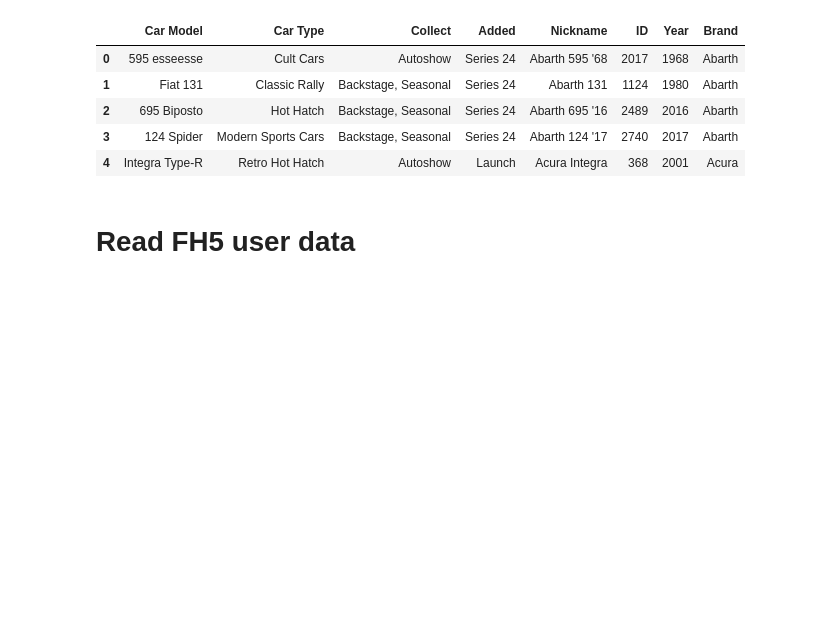
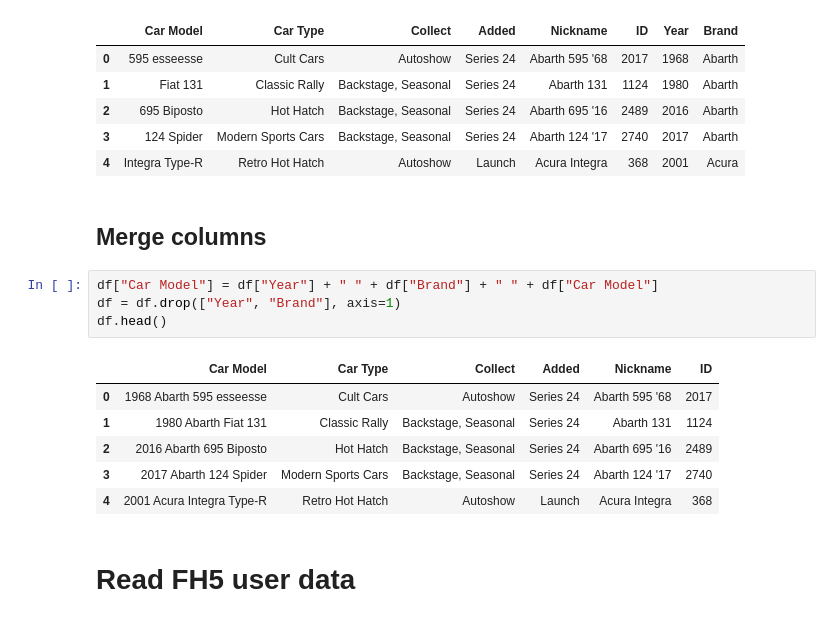
Before and after one commit to iaspidem/fh-cars-list, a Jupyter notebook: fh5-process-ext.ipynb, the cells around one changed output. Cells and saved outputs as stored; diff of their text form; blank space fills up the shorter version.

Commit message:
merge Year, Brand, Car Model columns

```diff
--- a/fh5-process-ext.ipynb
+++ b/fh5-process-ext.ipynb
@@ -245,6 +245,19 @@ df.head()
 | 2 | 695 Biposto | Hot Hatch | Backstage, Seasonal | Series 24 | Abarth 695 '16 | 2489 | 2016 | Abarth |
 | 3 | 124 Spider | Modern Sports Cars | Backstage, Seasonal | Series 24 | Abarth 124 '17 | 2740 | 2017 | Abarth |
 | 4 | Integra Type-R | Retro Hot Hatch | Autoshow | Launch | Acura Integra | 368 | 2001 | Acura |
+# %% [markdown]
+## Merge columns
+# %%
+df["Car Model"] = df["Year"] + " " + df["Brand"] + " " + df["Car Model"]
+df = df.drop(["Year", "Brand"], axis=1)
+df.head()
+# %% [output]
+|  | Car Model | Car Type | Collect | Added | Nickname | ID |
+| 0 | 1968 Abarth 595 esseesse | Cult Cars | Autoshow | Series 24 | Abarth 595 '68 | 2017 |
+| 1 | 1980 Abarth Fiat 131 | Classic Rally | Backstage, Seasonal | Series 24 | Abarth 131 | 1124 |
+| 2 | 2016 Abarth 695 Biposto | Hot Hatch | Backstage, Seasonal | Series 24 | Abarth 695 '16 | 2489 |
+| 3 | 2017 Abarth 124 Spider | Modern Sports Cars | Backstage, Seasonal | Series 24 | Abarth 124 '17 | 2740 |
+| 4 | 2001 Acura Integra Type-R | Retro Hot Hatch | Autoshow | Launch | Acura Integra | 368 |
 # %% [markdown]
 # Read FH5 user data
 # %%
```
